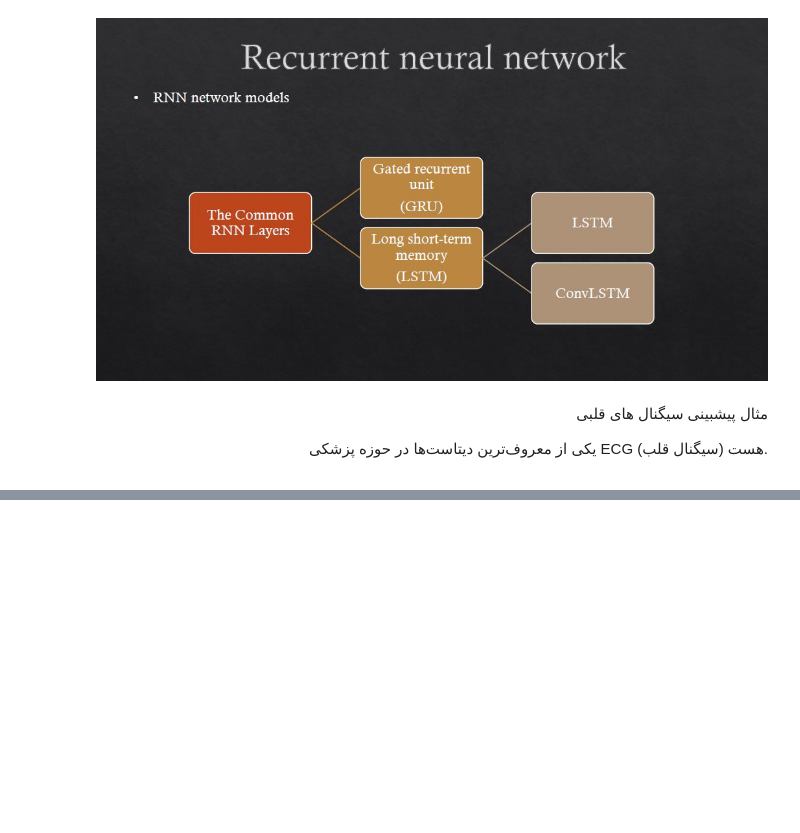
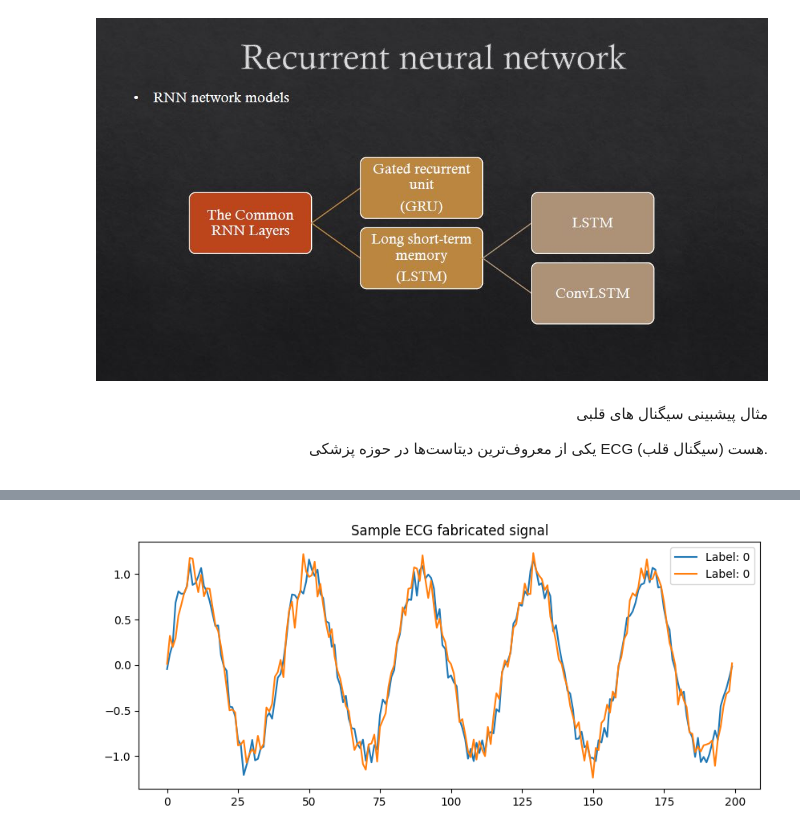
Before and after one commit to Mahdi-Saadati/Advanced-Machine-Learning-and-Deep-Neural-Networks, a Jupyter notebook: 7.a. Recurrent Neural Network (RNN).ipynb, the cells around one changed output, grey strips where cells are left out. Cells and saved outputs as stored; diff of their text form; code cells hidden in the pictures; blank space fills up the shorter version.

```diff
--- a/7.a. Recurrent Neural Network (RNN).ipynb
+++ b/7.a. Recurrent Neural Network (RNN).ipynb
@@ -154,0 +59,87 @@ Epoch 10/10
+# %%
+# کتابخانه‌های مورد نیاز
+import numpy as np                  # برای محاسبات عددی و ساخت داده
+import matplotlib.pyplot as plt     # برای رسم نمودار
+from keras.models import Sequential # برای ساخت مدل ترتیبی (ساده)
+from keras.layers import SimpleRNN, Dense  # لایه‌های شبکه (RNN و Dense)
+from sklearn.model_selection import train_test_split # برای تقسیم داده به آموزش/تست
+
+# -----------------------------
+# 1. تابع تولید داده ECG ساختگی
+# -----------------------------
+def generate_ecg(num_samples=1000, length=200):
+    X = []  # لیست برای نگه داشتن سیگنال‌ها
+    y = []  # لیست برای نگه داشتن برچسب‌ها (۰ = نرمال، ۱ = غیرنرمال)
+
+    for i in range(num_samples):  # برای هر نمونه
+        t = np.linspace(0, 1, length)  # بازه زمان (۰ تا ۱ ثانیه)
+
+        if np.random.rand() > 0.5:  # نصف مواقع سیگنال نرمال
+            # موج سینوسی (فرکانس ۵ هرتز) + کمی نویز
+            signal = np.sin(2 * np.pi * 5 * t) + 0.1*np.random.randn(length)
+            y.append(0)  # برچسب = نرمال
+        else:  # نصف دیگر مواقع سیگنال غیرعادی
+            # موج سینوسی با فرکانس متفاوت و نویز بیشتر
+            signal = np.sin(2 * np.pi * (5 + np.random.randint(1, 5)) * t) + 0.3*np.random.randn(length)
+            y.append(1)  # برچسب = غیرعادی
+
+        X.append(signal)  # ذخیره سیگنال
+
+    return np.array(X), np.array(y)  # تبدیل به آرایه numpy و برگرداندن
+
+# تولید 2000 نمونه ECG با طول 200
+X, y = generate_ecg(2000, 200)
+
+# -----------------------------
+# 2. تغییر شکل داده برای RNN
+# -----------------------------
+# شکل داده باید سه‌بعدی باشد: (تعداد نمونه‌ها، طول دنباله، تعداد ویژگی‌ها)
+X = X.reshape((X.shape[0], X.shape[1], 1))
+
+# -----------------------------
+# 3. تقسیم داده به آموزش و تست
+# -----------------------------
+X_train, X_test, y_train, y_test = train_test_split(X, y, test_size=0.2, random_state=42)
+
+# -----------------------------
+# 4. ساخت مدل با RNN ساده
+# -----------------------------
+model = Sequential()  # مدل ترتیبی
+# لایه RNN با ۶۴ نورون و تابع فعال‌سازی tanh
+model.add(SimpleRNN(64, activation='tanh', input_shape=(200, 1)))
+# لایه خروجی: یک نورون با sigmoid (خروجی بین ۰ و ۱ → تشخیص نرمال/غیرنرمال)
+model.add(Dense(1, activation='sigmoid'))
+
+# -----------------------------
+# 5. کامپایل مدل
+# -----------------------------
+# - adam: الگوریتم یادگیری
+# - binary_crossentropy: برای مسائل دودویی (۰ یا ۱)
+# - accuracy: معیار دقت
+model.compile(optimizer='adam', loss='binary_crossentropy', metrics=['accuracy'])
+
+# -----------------------------
+# 6. آموزش مدل
+# -----------------------------
+# - داده آموزش
+# - تعداد epoch = 5
+# - batch_size = 32
+# - validation_split=0.2 → بخشی از داده آموزش برای اعتبارسنجی
+history = model.fit(X_train, y_train, epochs=5, batch_size=32, validation_split=0.2)
+
+# -----------------------------
+# 7. ارزیابی مدل روی داده تست
+# -----------------------------
+loss, acc = model.evaluate(X_test, y_test)
+print(f"Accuracy on test data: {acc:.2f}")
+
+# -----------------------------
+# 8. نمایش چند نمونه سیگنال
+# -----------------------------
+plt.figure(figsize=(10,4))
+plt.plot(X[0].squeeze(), label=f"Label: {y[0]}")  # سیگنال اول
+plt.plot(X[1].squeeze(), label=f"Label: {y[1]}")  # سیگنال دوم
+plt.legend()
+plt.title("Sample ECG fabricated signal")
+plt.show()
+# %% [output]
@@ -154,0 +158 @@ Epoch 10/10
+[figure, added]
```
Also changed, not shown: parts of 3 cells of this notebook.
